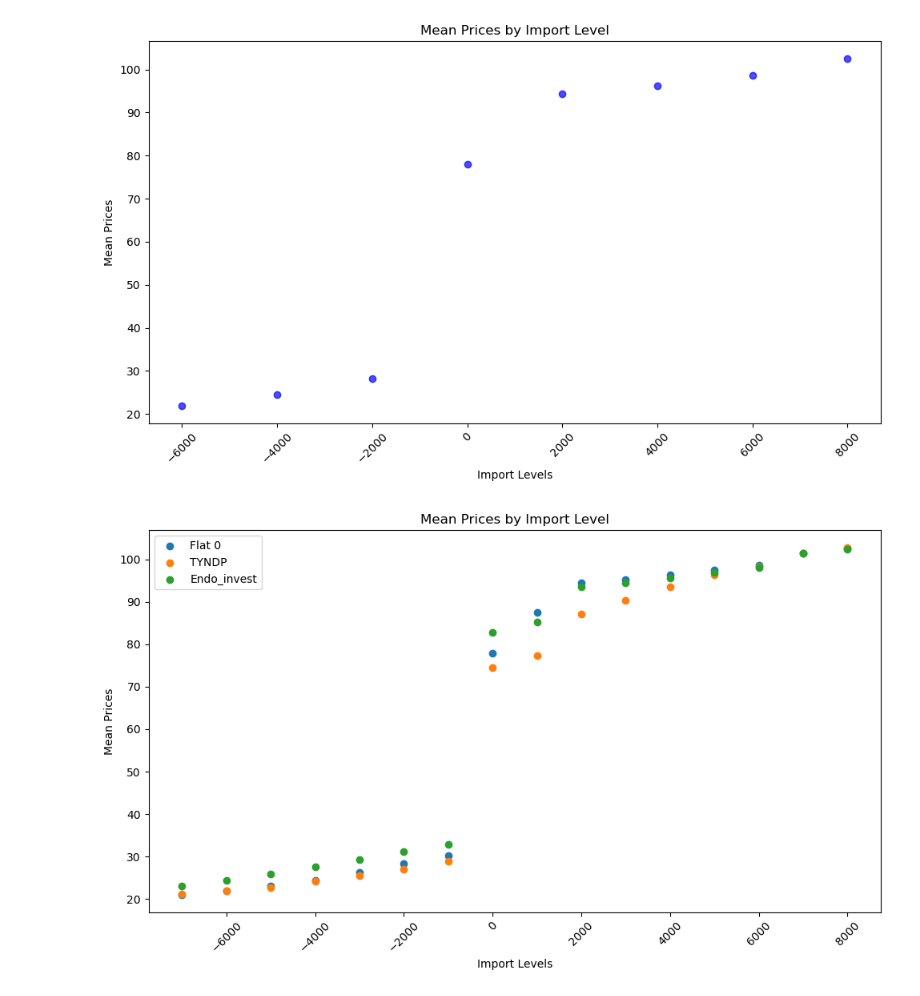
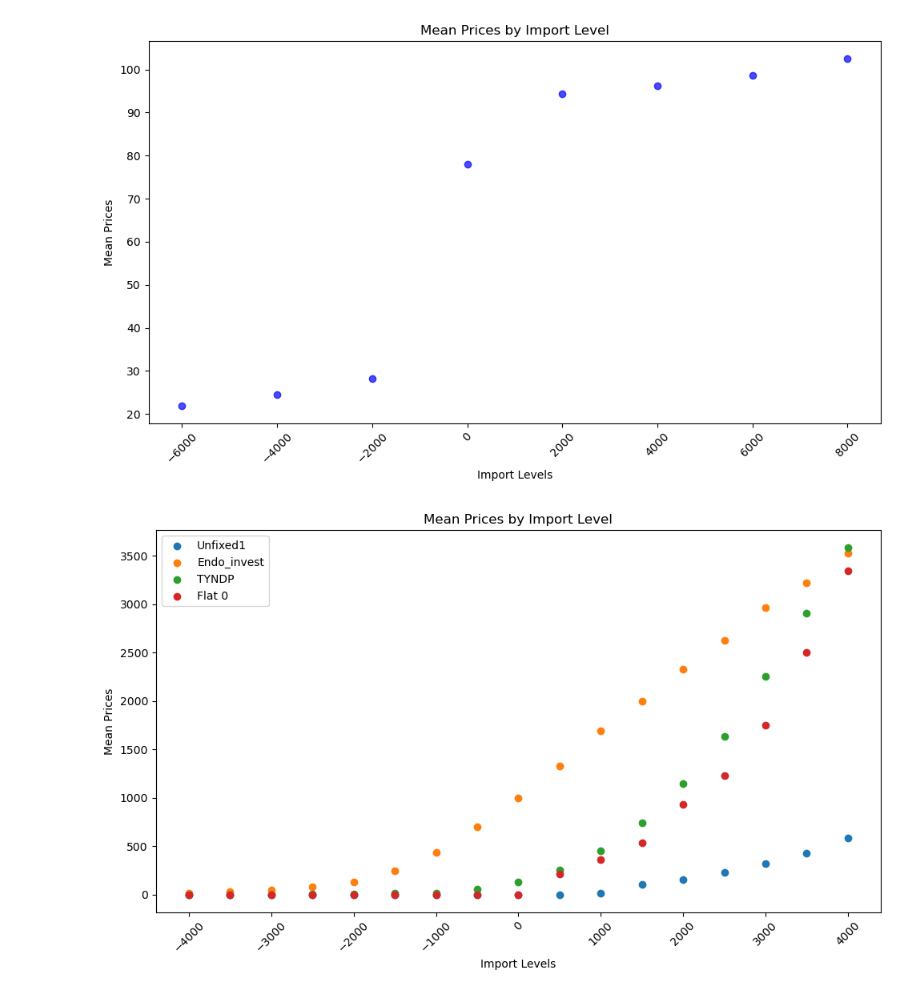
Before and after one commit to KristofPhillips95/ImportExport, a Jupyter notebook: analysis_scripts/PricesAnalysis.ipynb, the cells around one changed output. Cells and saved outputs as stored; diff of their text form; code cells hidden in the pictures.

```diff
--- a/analysis_scripts/PricesAnalysis.ipynb
+++ b/analysis_scripts/PricesAnalysis.ipynb
@@ -3,9 +3,14 @@ import pandas as pd
 import matplotlib.pyplot as plt
 import seaborn as sns
 # %%
-df_prices = pd.read_csv("../Results/TradeCurves/import_price_curves2025_2012_National Trends_8736_s_false_tc_BE00_0_gs_A_l_l_100.csv")
-df_prices_2 = pd.read_csv("../Results/TradeCurves/import_price_curves2025_2012_National Trends_8736_s_false_tc_BE00_TYNDP_gs_A_l_l_100.csv")
-df_prices_3 = pd.read_csv("../Results/TradeCurves/import_price_curves2025_2012_National Trends_8736_s_false_tc_BE00_endo_invest_gs_A_l_l_100.csv")
+df_prices = pd.read_csv("../Results/TradeCurves/import_price_curves2025_2012_National Trends_8760_s_false_false_tc_SE03_TYNDP_gs_FI00_SE02_DKW1_SE04_NOS0_SE03_100.csv")
+df_prices_2 = pd.read_csv("../Results/TradeCurves/import_price_curves2025_2012_National Trends_8760_s_false_false_tc_SE03_endo_invest_gs_FI00_SE02_DKW1_SE04_NOS0_SE03_100.csv")
+df_prices_3 = pd.read_csv("../Results/TradeCurves/import_price_curves2025_2012_National Trends_8760_s_false_true_tc_SE03_endo_invest_gs_FI00_SE02_DKW1_SE04_NOS0_SE03_100.csv")
+df_prices_4 = pd.read_csv("../Results/TradeCurves/import_price_curves2025_2012_National Trends_8760_s_false_true_tc_SE03_TYNDP_gs_FI00_SE02_DKW1_SE04_NOS0_SE03_100.csv")
+df_prices_5= pd.read_csv("../Results/TradeCurves/import_price_curves2025_2012_National Trends_8760_s_false_true_tc_SE03_0_gs_FI00_SE02_DKW1_SE04_NOS0_SE03_100.csv")
+
+#df_prices_2 =  pd.read_csv("../Results/TradeCurves/import_price_curves2025_2012_National Trends_8760_s_false_false_tc_SE03_0_gs_FI00_SE02_DKW1_SE04_NOS0_SE03_100.csv")
+#df_prices_3 =  pd.read_csv("../Results/TradeCurves/import_price_curves2025_2012_National Trends_8760_s_false_false_tc_SE03_endo_invest_gs_FI00_SE02_DKW1_SE04_NOS0_SE03_100.csv")
 # %%
 df_prices[filtered_columns].boxplot()
 # %% [output]
@@ -31,31 +36,32 @@ plt.show()
 # %% [output]
 [figure]
 # %%
-dfs = [df_prices,df_prices_2,df_prices_3]
-names = ["Flat 0", "TYNDP","Endo_invest"]
+dfs = [df_prices,df_prices_3,df_prices_4,df_prices_5]
+names = ["Unfixed1","Endo_invest", "TYNDP","Flat 0"]
 plt.figure(figsize=(10, 6))
 
 # Loop through each DataFrame and plot mean values
 for i, df in enumerate(dfs):
     # Convert column names to float and filter to retain only multiples of 1000
-    filtered_columns = [col for col in df.columns if float(col) % 1000 == 0]
+    filtered_columns = [col for col in df.columns if (float(col) % 500 == 0) & (abs(float(col)) <= 4000)]
     df_filtered = df[filtered_columns]
 
     # Calculate mean values for each import level
     mean_values = df_filtered.mean()
 
     # Convert column names to float for plotting
     import_levels = [float(col) for col in mean_values.index]
 
     # Create scatter plot for mean values
     plt.scatter(import_levels, mean_values.values, label=names[i])
 
 plt.title('Mean Prices by Import Level')
 plt.xlabel('Import Levels')
 plt.ylabel('Mean Prices')
+#plt.ylim((0,1000))
 plt.xticks(rotation=45)  # Rotate x-axis labels for better visibility
 plt.legend()
 plt.tight_layout()
 plt.show()
 # %% [output]
-[figure, old version]
+[figure, new version]
```
Also changed, not shown: 1 other file.
